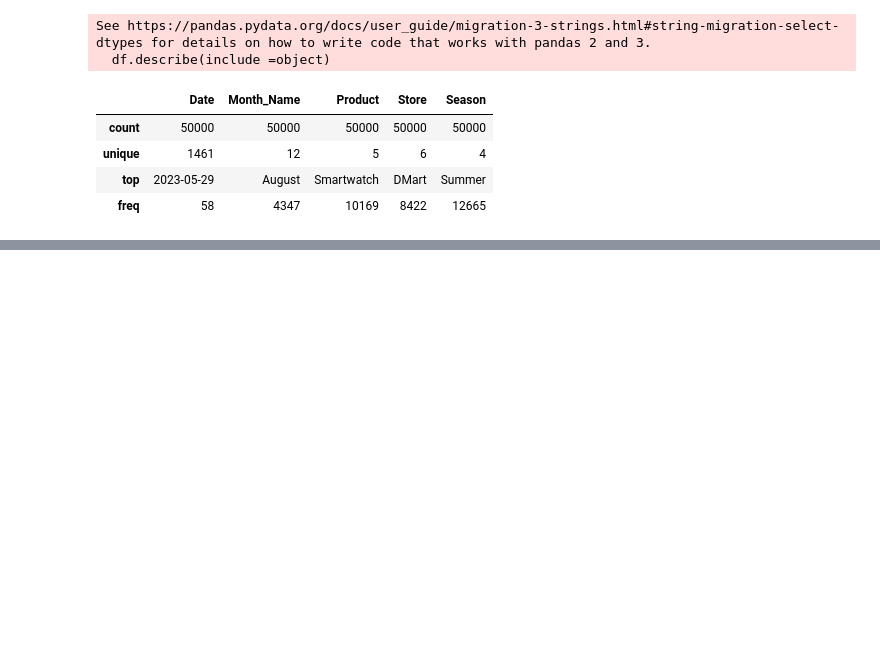
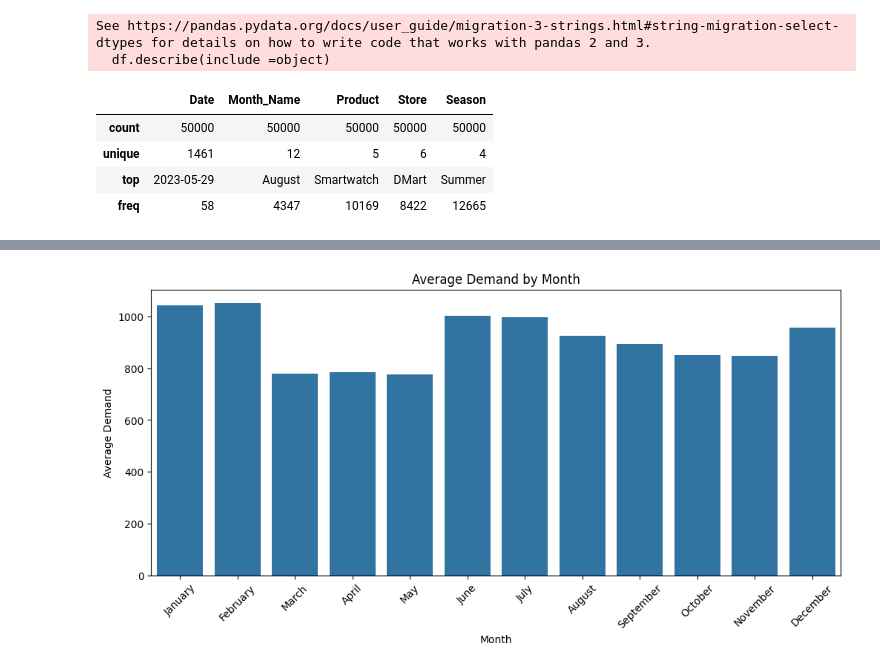
Before and after one commit to 1014369/Product-Demand-Forecasting, a Jupyter notebook: Notebooks/EDA.ipynb, the cells around one changed output, grey strips where cells are left out. Saved outputs shown, nothing was run; the diff lists cells and outputs as text; code cells hidden in the pictures; blank space fills up the shorter version.

```diff
--- a/Notebooks/EDA.ipynb
+++ b/Notebooks/EDA.ipynb
@@ -79,0 +129,32 @@ See https://pandas.pydata.org/docs/user_guide/migration-3-strings.html#string-mi
+# %%
+month_order = [
+    'January','February','March',
+    'April','May','June',
+    'July','August','September',
+    'October','November','December'
+]
+
+month_demand = (
+    df.groupby('Month_Name')['Demand']
+      .mean()
+      .reindex(month_order)
+)
+
+month_demand
+
+plt.figure(figsize=(12,5))
+
+sns.barplot(
+    x=month_demand.index,
+    y=month_demand.values
+)
+
+plt.xticks(rotation=45)
+
+plt.title("Average Demand by Month")
+plt.xlabel("Month")
+plt.ylabel("Average Demand")
+
+plt.show()
+# %% [output]
+[figure, added]
```
Also changed, not shown: parts of 7 cells of this notebook.
